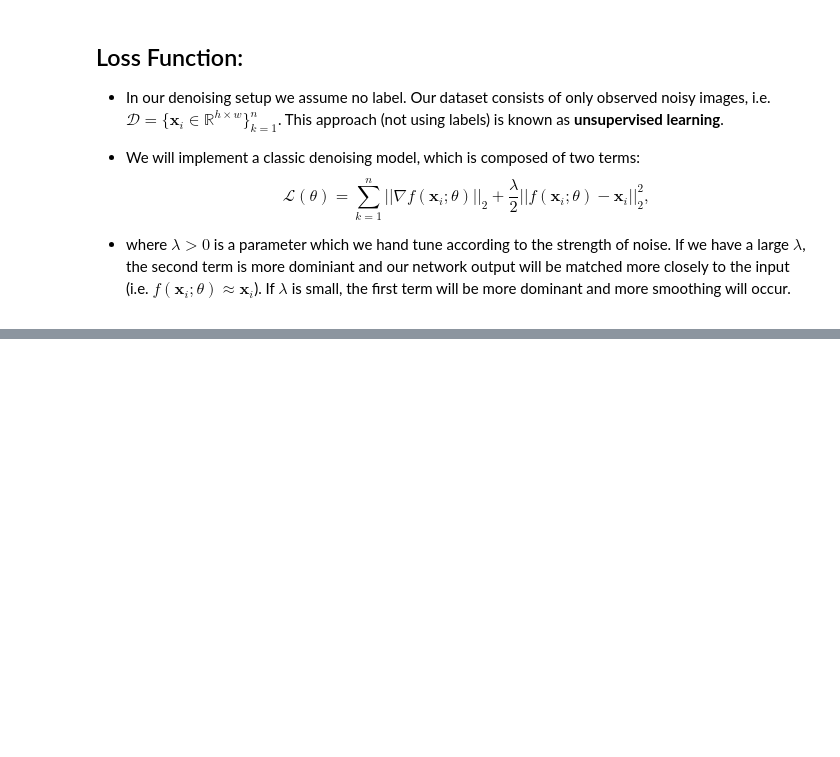
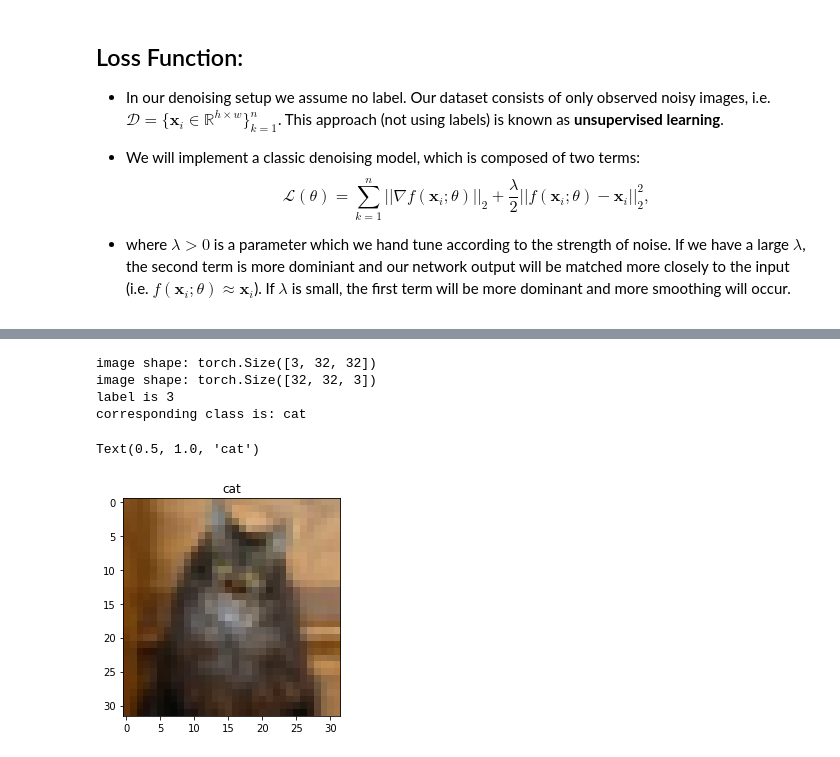
Before and after one commit to LRB13/CMIT_Lectures, a Jupyter notebook: lec3.ipynb, the cells around one changed output, grey strips where cells are left out. Drawn from its saved outputs; the diff is of its cells as text; code cells hidden in the pictures; blank space fills up the shorter version.

```diff
--- a/lec3.ipynb
+++ b/lec3.ipynb
@@ -593,16 +742,23 @@ loaders
 # %%
 import numpy as np
 import matplotlib.pyplot as plt
 # Plot an image with the class
 
-i=23# change index
+i=26# change index
 im, label = train_data[i]
 print('image shape:' , im.shape)
 im = np.transpose(im, [1,2,0])
 print('image shape:' , im.shape)
 print('label is', label)
 print('corresponding class is:', classes[label])
 plt.imshow(im)
 plt.title(classes[train_data.targets[i]])
+# %% [output]
+image shape: torch.Size([3, 32, 32])
+image shape: torch.Size([32, 32, 3])
+label is 3
+corresponding class is: cat
+Text(0.5, 1.0, 'cat')
+[figure, added]
 # %%
 # Define network, loss function, optimizer, and write training loop. Finally plot a montage of results
```
Also changed, not shown: parts of 23 cells of this notebook.
